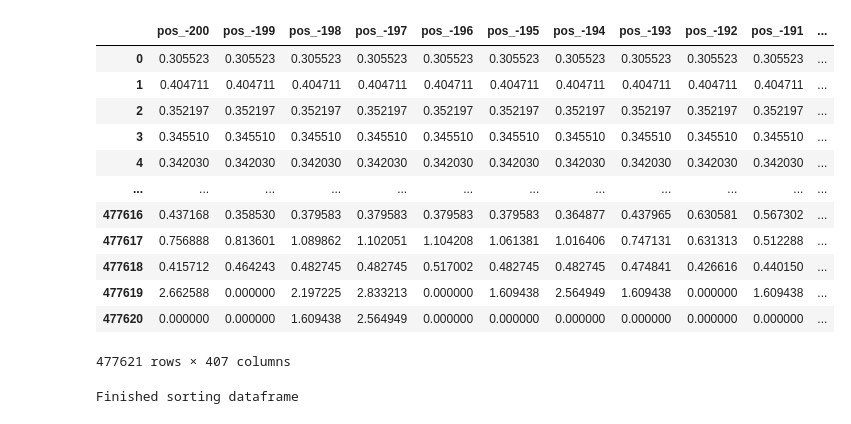
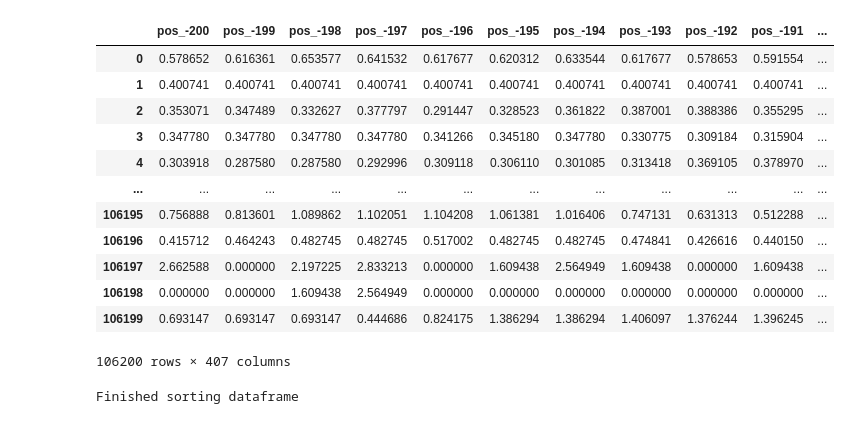
Before and after one commit to sanjitsbatra/deepENCODE, a Jupyter notebook: Baselines.ipynb, the cells around one changed output. Cells and saved outputs as stored; diff of their text form; code cells hidden in the pictures.

```diff
--- a/Baselines.ipynb
+++ b/Baselines.ipynb
@@ -30,27 +30,27 @@ assays = ['DNase', 'H3K36me3', 'H3K27me3', 'H3K27ac', 'H3K4me1', 'H3K4me3', 'H3K
 # %%
 colnames = ["pos_" + str(x) for x in list(range(-(window_size//2), (window_size//2) + 1))]
 colnames = colnames + ["log10p1(TPM)", "cell_type", "chrom", "position", "strand", "assay_index"]
 # df = pd.read_csv('../Data/Training_Data.for_Yun.csv', sep=",", names=colnames, low_memory=False)
-df = pd.read_csv('../Data/More.Methylation.Training_Data.csv', sep=",", names=colnames, low_memory=False)
+df = pd.read_csv('../Data/MNase.Training_Data.csv', sep=",", names=colnames, low_memory=False)
 
 # now append the CXCR4 and TGFBR1 features
 # df = pd.concat([df, df_special])
 
 df
 # %% [output]
 |  | pos_-200 | pos_-199 | pos_-198 | pos_-197 | pos_-196 | pos_-195 | pos_-194 | pos_-193 | pos_-192 | pos_-191 | ... |
-| 0 | 0.305523 | 0.305523 | 0.305523 | 0.305523 | 0.305523 | 0.305523 | 0.305523 | 0.305523 | 0.305523 | 0.305523 | ... |
-| 1 | 0.404711 | 0.404711 | 0.404711 | 0.404711 | 0.404711 | 0.404711 | 0.404711 | 0.404711 | 0.404711 | 0.404711 | ... |
-| 2 | 0.352197 | 0.352197 | 0.352197 | 0.352197 | 0.352197 | 0.352197 | 0.352197 | 0.352197 | 0.352197 | 0.352197 | ... |
-| 3 | 0.345510 | 0.345510 | 0.345510 | 0.345510 | 0.345510 | 0.345510 | 0.345510 | 0.345510 | 0.345510 | 0.345510 | ... |
-| 4 | 0.342030 | 0.342030 | 0.342030 | 0.342030 | 0.342030 | 0.342030 | 0.342030 | 0.342030 | 0.342030 | 0.342030 | ... |
+| 0 | 0.578652 | 0.616361 | 0.653577 | 0.641532 | 0.617677 | 0.620312 | 0.633544 | 0.617677 | 0.578653 | 0.591554 | ... |
+| 1 | 0.400741 | 0.400741 | 0.400741 | 0.400741 | 0.400741 | 0.400741 | 0.400741 | 0.400741 | 0.400741 | 0.400741 | ... |
+| 2 | 0.353071 | 0.347489 | 0.332627 | 0.377797 | 0.291447 | 0.328523 | 0.361822 | 0.387001 | 0.388386 | 0.355295 | ... |
+| 3 | 0.347780 | 0.347780 | 0.347780 | 0.347780 | 0.341266 | 0.345180 | 0.347780 | 0.330775 | 0.309184 | 0.315904 | ... |
+| 4 | 0.303918 | 0.287580 | 0.287580 | 0.292996 | 0.309118 | 0.306110 | 0.301085 | 0.313418 | 0.369105 | 0.378970 | ... |
 | ... | ... | ... | ... | ... | ... | ... | ... | ... | ... | ... | ... |
-| 477616 | 0.437168 | 0.358530 | 0.379583 | 0.379583 | 0.379583 | 0.379583 | 0.364877 | 0.437965 | 0.630581 | 0.567302 | ... |
-| 477617 | 0.756888 | 0.813601 | 1.089862 | 1.102051 | 1.104208 | 1.061381 | 1.016406 | 0.747131 | 0.631313 | 0.512288 | ... |
-| 477618 | 0.415712 | 0.464243 | 0.482745 | 0.482745 | 0.517002 | 0.482745 | 0.482745 | 0.474841 | 0.426616 | 0.440150 | ... |
-| 477619 | 2.662588 | 0.000000 | 2.197225 | 2.833213 | 0.000000 | 1.609438 | 2.564949 | 1.609438 | 0.000000 | 1.609438 | ... |
-| 477620 | 0.000000 | 0.000000 | 1.609438 | 2.564949 | 0.000000 | 0.000000 | 0.000000 | 0.000000 | 0.000000 | 0.000000 | ... |
+| 106195 | 0.756888 | 0.813601 | 1.089862 | 1.102051 | 1.104208 | 1.061381 | 1.016406 | 0.747131 | 0.631313 | 0.512288 | ... |
+| 106196 | 0.415712 | 0.464243 | 0.482745 | 0.482745 | 0.517002 | 0.482745 | 0.482745 | 0.474841 | 0.426616 | 0.440150 | ... |
+| 106197 | 2.662588 | 0.000000 | 2.197225 | 2.833213 | 0.000000 | 1.609438 | 2.564949 | 1.609438 | 0.000000 | 1.609438 | ... |
+| 106198 | 0.000000 | 0.000000 | 1.609438 | 2.564949 | 0.000000 | 0.000000 | 0.000000 | 0.000000 | 0.000000 | 0.000000 | ... |
+| 106199 | 0.693147 | 0.693147 | 0.693147 | 0.444686 | 0.824175 | 1.386294 | 1.386294 | 1.406097 | 1.376244 | 1.396245 | ... |
-477621 rows × 407 columns
+106200 rows × 407 columns
 # %%
 # # Divide the data frame into quantiles and only go ahead with the one that contains a particular TPM
 # TPM_of_interest = 12 # CXCR4 and 0.6 for TGFBR1
```
Also changed, not shown: parts of 7 cells of this notebook, 4 other files.
